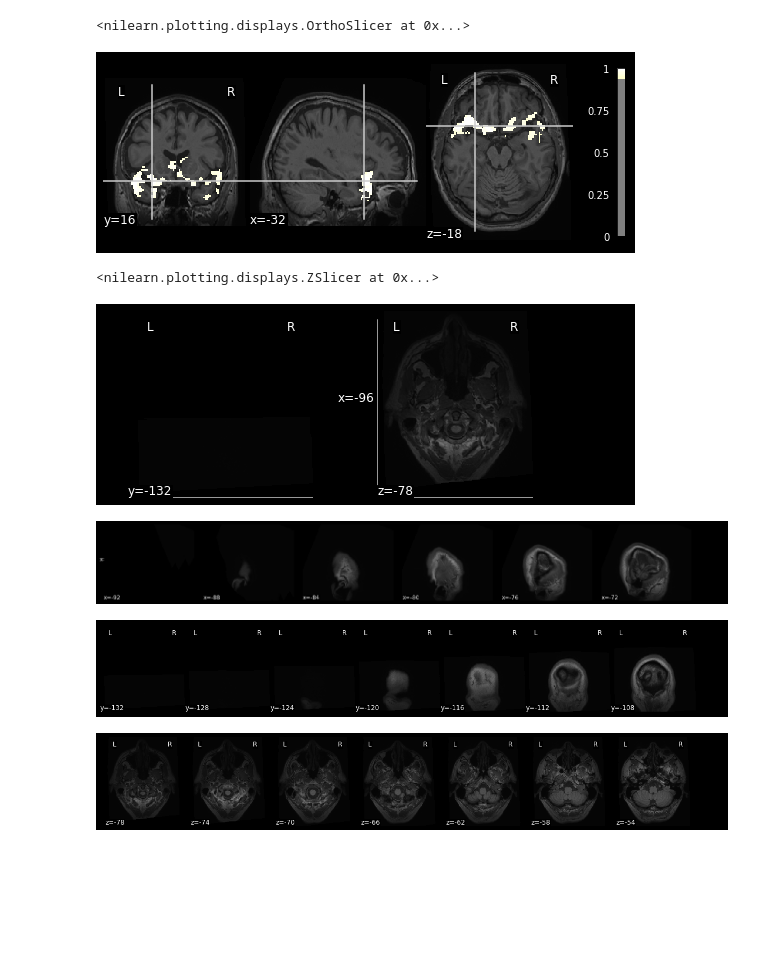
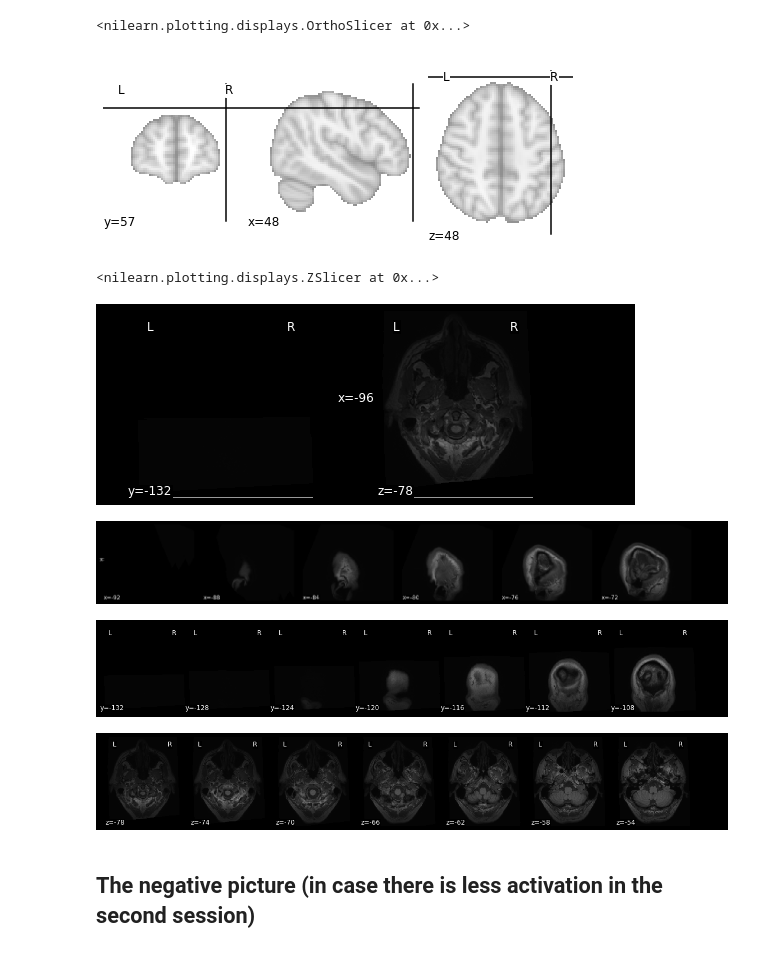
Before and after one commit to orduek/kpe_task, a Jupyter notebook: task_based_analysis/Analyse_fsl.ipynb, the cells around one changed output. Cells and saved outputs as stored; diff of their text form; code cells hidden in the pictures; blank space fills up the shorter version.

```diff
--- a/task_based_analysis/Analyse_fsl.ipynb
+++ b/task_based_analysis/Analyse_fsl.ipynb
@@ -58,7 +23,7 @@ for img in func_files:
 # %%
 # visualize results
-t_plot = nib.load('/media/Data/work/2nd_level/_cope_1/randomize/randomise_tstat1.nii.gz')
-p = nib.load('/media/Data/work/2nd_level/_cope_1/randomize/randomise_tfce_corrp_tstat1.nii.gz')
+t_plot = nib.load('/media/Data/work/fslRandomise/randomize/randomise_tstat1.nii.gz')
+p = nib.load('/media/Data/work/fslRandomise/randomize/randomise_tfce_corrp_tstat1.nii.gz')
 # suggested threshold should be a=0.005 / .001
 
 thr = 0.95
@@ -69,10 +34,10 @@ p_data = p.get_data()
 p_mask = p_data < thr
 t_plot_data[p_mask] = 0
 # %%
-plotting.plot_stat_map(p, threshold = 0.95,bg_img = anat_mean,)
+plotting.plot_stat_map(p, threshold = 0.95)
 # %% [output]
 <nilearn.plotting.displays.OrthoSlicer at 0x...>
-[figure, old version]
+[figure, new version]
 # %%
 anat_mean = '/media/Data/KPE_BIDS/derivatives/fmriprep/sub-1322/anat/sub-1322_space-MNI152NLin2009cAsym_desc-preproc_T1w.nii.gz'
 
@@ -95,8 +60,10 @@ plotting.plot_stat_map(t_plot,
                        colorbar=True)
 # %% [output]
 <nilearn.plotting.displays.ZSlicer at 0x...>
-[figure, old version]
+[figure, new version]
 [figure]
 [figure]
 [figure]
+# %% [markdown]
+## The negative picture (in case there is less activation in the second session)
 # %%
```
Also changed, not shown: parts of 12 cells of this notebook, 49 other files.
